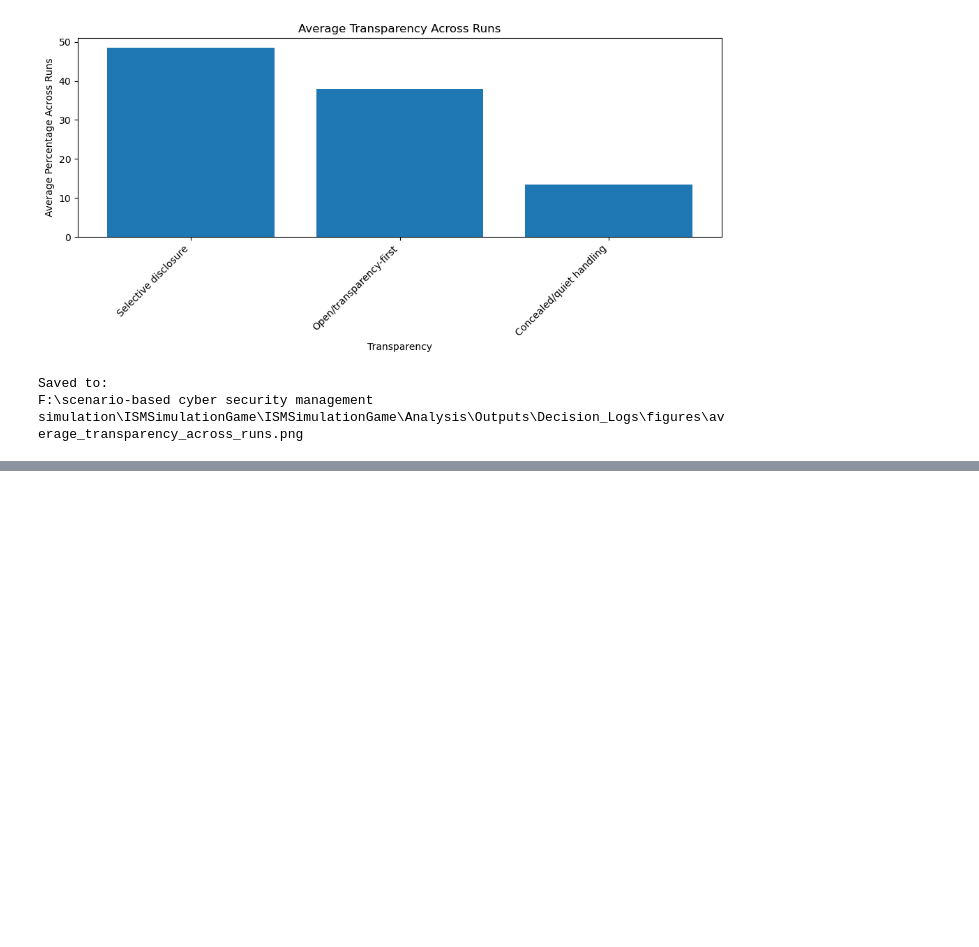
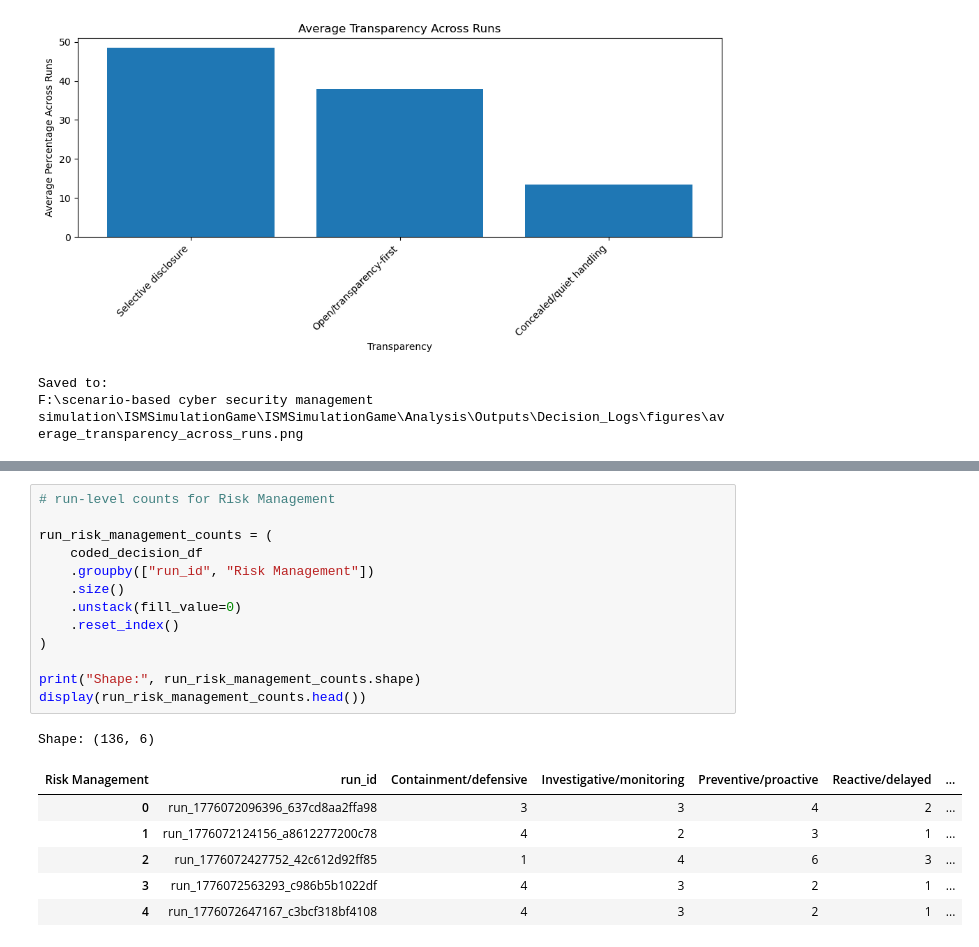
Before and after one commit to jrallison93/ISMSimulationGame, a Jupyter notebook: Analysis/Notebooks/d3_decisionlog_coded_analysis.ipynb, the cells around one changed output, grey strips where cells are left out. Saved outputs shown, nothing was run; the diff lists cells and outputs as text; blank space fills up the shorter version.

Commit message:
run level code counts

```diff
--- a/Analysis/Notebooks/d3_decisionlog_coded_analysis.ipynb
+++ b/Analysis/Notebooks/d3_decisionlog_coded_analysis.ipynb
@@ -903,0 +927,21 @@ F:\scenario-based cyber security management simulation\ISMSimulationGame\ISMSimu
+# %%
+# run-level counts for Risk Management
+
+run_risk_management_counts = (
+    coded_decision_df
+    .groupby(["run_id", "Risk Management"])
+    .size()
+    .unstack(fill_value=0)
+    .reset_index()
+)
+
+print("Shape:", run_risk_management_counts.shape)
+display(run_risk_management_counts.head())
+# %% [output]
+Shape: (136, 6)
+| Risk Management | run_id | Containment/defensive | Investigative/monitoring | Preventive/proactive | Reactive/delayed | ... |
+| 0 | run_1776072096396_637cd8aa2ffa98 | 3 | 3 | 4 | 2 | ... |
+| 1 | run_1776072124156_a8612277200c78 | 4 | 2 | 3 | 1 | ... |
+| 2 | run_1776072427752_42c612d92ff85 | 1 | 4 | 6 | 3 | ... |
+| 3 | run_1776072563293_c986b5b1022df | 4 | 3 | 2 | 1 | ... |
+| 4 | run_1776072647167_c3bcf318bf4108 | 4 | 3 | 2 | 1 | ... |
```
Also changed, not shown: parts of 8 cells of this notebook.
